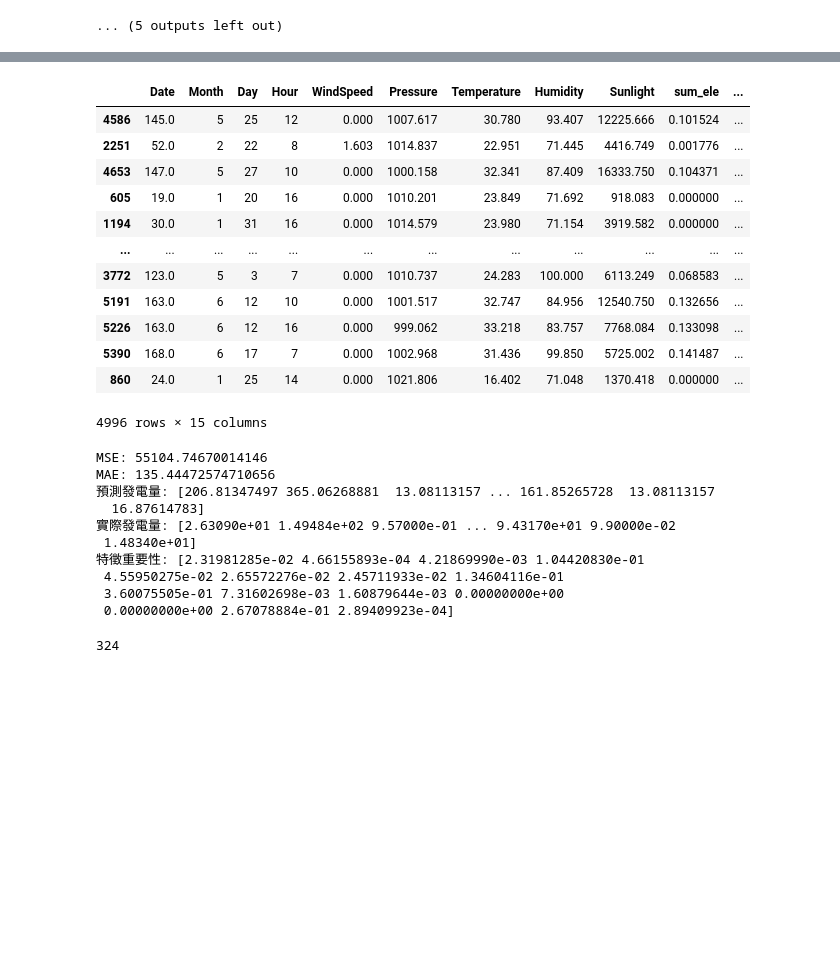
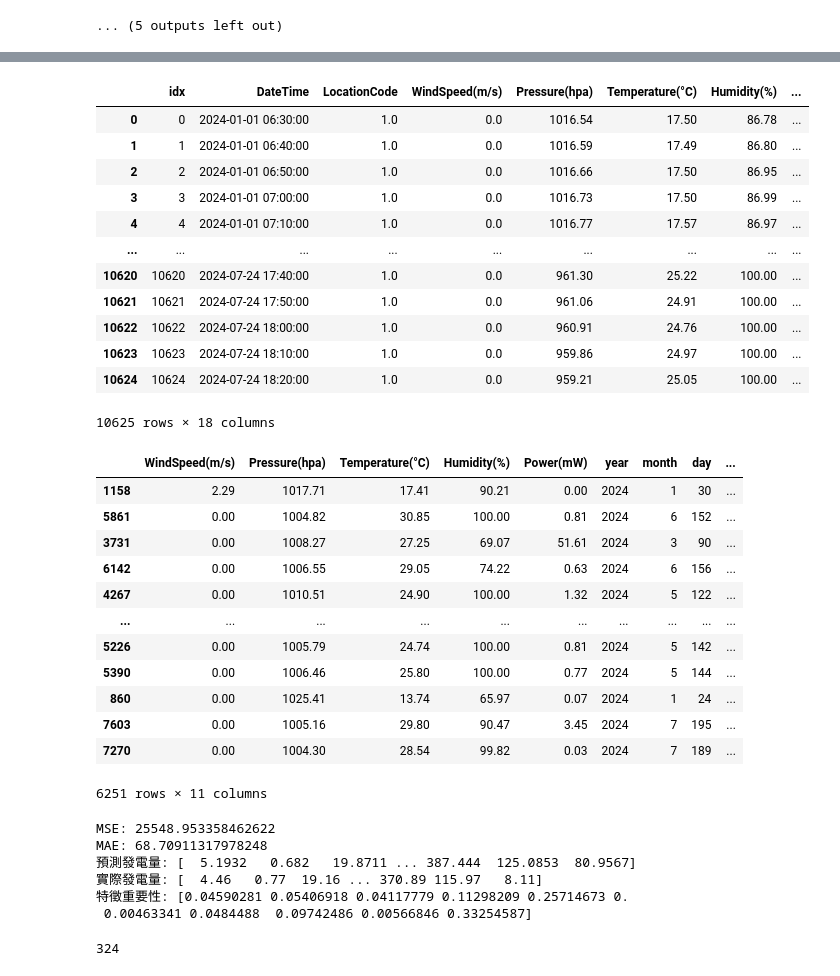
Before and after one commit to Mere-cat/AI-CUP-2024, a Jupyter notebook: BlaBlaBlazzz/run.ipynb, the cells around one changed output, grey strips where cells are left out. Drawn from its saved outputs; the diff is of its cells as text; code cells hidden in the pictures; blank space fills up the shorter version.

Commit message:
Modified sum models-RF

```diff
--- a/BlaBlaBlazzz/run.ipynb
+++ b/BlaBlaBlazzz/run.ipynb
@@ -429,28 +430,41 @@ array([-11.31, 267.  , 235.01, ...,   0.71,   2.54, -13.72])
 # %%
 d = load_date_device_dict()
 data_ls = load_data()
-
+display(data_ls[0])
 intersection, target, X_test = get_intersection_date(data_ls, 1, 8, '20240117')
 
 X_train, X_val, y_train, y_val = split_train_val_test(intersection, target)
 # X_train, X_val, X_test = normalize_features(X_train, X_val, X_test)
 X_train
 # %% [output]
-|  | Date | Month | Day | Hour | WindSpeed | Pressure | Temperature | Humidity | Sunlight | sum_ele | ... |
-| 4586 | 145.0 | 5 | 25 | 12 | 0.000 | 1007.617 | 30.780 | 93.407 | 12225.666 | 0.101524 | ... |
-| 2251 | 52.0 | 2 | 22 | 8 | 1.603 | 1014.837 | 22.951 | 71.445 | 4416.749 | 0.001776 | ... |
-| 4653 | 147.0 | 5 | 27 | 10 | 0.000 | 1000.158 | 32.341 | 87.409 | 16333.750 | 0.104371 | ... |
-| 605 | 19.0 | 1 | 20 | 16 | 0.000 | 1010.201 | 23.849 | 71.692 | 918.083 | 0.000000 | ... |
-| 1194 | 30.0 | 1 | 31 | 16 | 0.000 | 1014.579 | 23.980 | 71.154 | 3919.582 | 0.000000 | ... |
-| ... | ... | ... | ... | ... | ... | ... | ... | ... | ... | ... | ... |
-| 3772 | 123.0 | 5 | 3 | 7 | 0.000 | 1010.737 | 24.283 | 100.000 | 6113.249 | 0.068583 | ... |
-| 5191 | 163.0 | 6 | 12 | 10 | 0.000 | 1001.517 | 32.747 | 84.956 | 12540.750 | 0.132656 | ... |
-| 5226 | 163.0 | 6 | 12 | 16 | 0.000 | 999.062 | 33.218 | 83.757 | 7768.084 | 0.133098 | ... |
-| 5390 | 168.0 | 6 | 17 | 7 | 0.000 | 1002.968 | 31.436 | 99.850 | 5725.002 | 0.141487 | ... |
-| 860 | 24.0 | 1 | 25 | 14 | 0.000 | 1021.806 | 16.402 | 71.048 | 1370.418 | 0.000000 | ... |
+|  | idx | DateTime | LocationCode | WindSpeed(m/s) | Pressure(hpa) | Temperature(°C) | Humidity(%) | ... |
+| 0 | 0 | 2024-01-01 06:30:00 | 1.0 | 0.0 | 1016.54 | 17.50 | 86.78 | ... |
+| 1 | 1 | 2024-01-01 06:40:00 | 1.0 | 0.0 | 1016.59 | 17.49 | 86.80 | ... |
+| 2 | 2 | 2024-01-01 06:50:00 | 1.0 | 0.0 | 1016.66 | 17.50 | 86.95 | ... |
+| 3 | 3 | 2024-01-01 07:00:00 | 1.0 | 0.0 | 1016.73 | 17.50 | 86.99 | ... |
+| 4 | 4 | 2024-01-01 07:10:00 | 1.0 | 0.0 | 1016.77 | 17.57 | 86.97 | ... |
+| ... | ... | ... | ... | ... | ... | ... | ... | ... |
+| 10620 | 10620 | 2024-07-24 17:40:00 | 1.0 | 0.0 | 961.30 | 25.22 | 100.00 | ... |
+| 10621 | 10621 | 2024-07-24 17:50:00 | 1.0 | 0.0 | 961.06 | 24.91 | 100.00 | ... |
+| 10622 | 10622 | 2024-07-24 18:00:00 | 1.0 | 0.0 | 960.91 | 24.76 | 100.00 | ... |
+| 10623 | 10623 | 2024-07-24 18:10:00 | 1.0 | 0.0 | 959.86 | 24.97 | 100.00 | ... |
+| 10624 | 10624 | 2024-07-24 18:20:00 | 1.0 | 0.0 | 959.21 | 25.05 | 100.00 | ... |
-4996 rows × 15 columns
+10625 rows × 18 columns
+|  | WindSpeed(m/s) | Pressure(hpa) | Temperature(°C) | Humidity(%) | Power(mW) | year | month | day | ... |
+| 1158 | 2.29 | 1017.71 | 17.41 | 90.21 | 0.00 | 2024 | 1 | 30 | ... |
+| 5861 | 0.00 | 1004.82 | 30.85 | 100.00 | 0.81 | 2024 | 6 | 152 | ... |
+| 3731 | 0.00 | 1008.27 | 27.25 | 69.07 | 51.61 | 2024 | 3 | 90 | ... |
+| 6142 | 0.00 | 1006.55 | 29.05 | 74.22 | 0.63 | 2024 | 6 | 156 | ... |
+| 4267 | 0.00 | 1010.51 | 24.90 | 100.00 | 1.32 | 2024 | 5 | 122 | ... |
+| ... | ... | ... | ... | ... | ... | ... | ... | ... | ... |
+| 5226 | 0.00 | 1005.79 | 24.74 | 100.00 | 0.81 | 2024 | 5 | 142 | ... |
+| 5390 | 0.00 | 1006.46 | 25.80 | 100.00 | 0.77 | 2024 | 5 | 144 | ... |
+| 860 | 0.00 | 1025.41 | 13.74 | 65.97 | 0.07 | 2024 | 1 | 24 | ... |
+| 7603 | 0.00 | 1005.16 | 29.80 | 90.47 | 3.45 | 2024 | 7 | 195 | ... |
+| 7270 | 0.00 | 1004.30 | 28.54 | 99.82 | 0.03 | 2024 | 7 | 189 | ... |
+6251 rows × 11 columns
 # %%
-rf_model = RandomForestRegressor(n_estimators=100, max_depth=6, random_state=42, verbose=0)
+rf_model = RandomForestRegressor(n_estimators=100, random_state=42, verbose=0)
 # rf_model = XGBRegressor(n_estimators=100, random_state=42)
 # rf_model = LGBMRegressor(n_estimators=100, random_state=42)
 rf_model.fit(X_train, y_train)
@@ -471,16 +485,12 @@ print("實際發電量:", y_val.values)
 # 顯示特徵重要性
 print("特徵重要性:", rf_model.feature_importances_)
 # %% [output]
-MSE: 55104.74670014146
-MAE: 135.44472574710656
-預測發電量: [206.81347497 365.06268881  13.08113157 ... 161.85265728  13.08113157
-  16.87614783]
-實際發電量: [2.63090e+01 1.49484e+02 9.57000e-01 ... 9.43170e+01 9.90000e-02
- 1.48340e+01]
-特徵重要性: [2.31981285e-02 4.66155893e-04 4.21869990e-03 1.04420830e-01
- 4.55950275e-02 2.65572276e-02 2.45711933e-02 1.34604116e-01
- 3.60075505e-01 7.31602698e-03 1.60879644e-03 0.00000000e+00
- 0.00000000e+00 2.67078884e-01 2.89409923e-04]
+MSE: 25548.953358462622
+MAE: 68.70911317978248
+預測發電量: [  5.1932   0.682   19.8711 ... 387.444  125.0853  80.9567]
+實際發電量: [  4.46   0.77  19.16 ... 370.89 115.97   8.11]
+特徵重要性: [0.04590281 0.05406918 0.04117779 0.11298209 0.25714673 0.
+ 0.00463341 0.0484488  0.09742486 0.00566846 0.33254587]
 # %%
 sum(y_pred<0)
 # %% [output]
```
Also changed, not shown: parts of 4 cells of this notebook.
